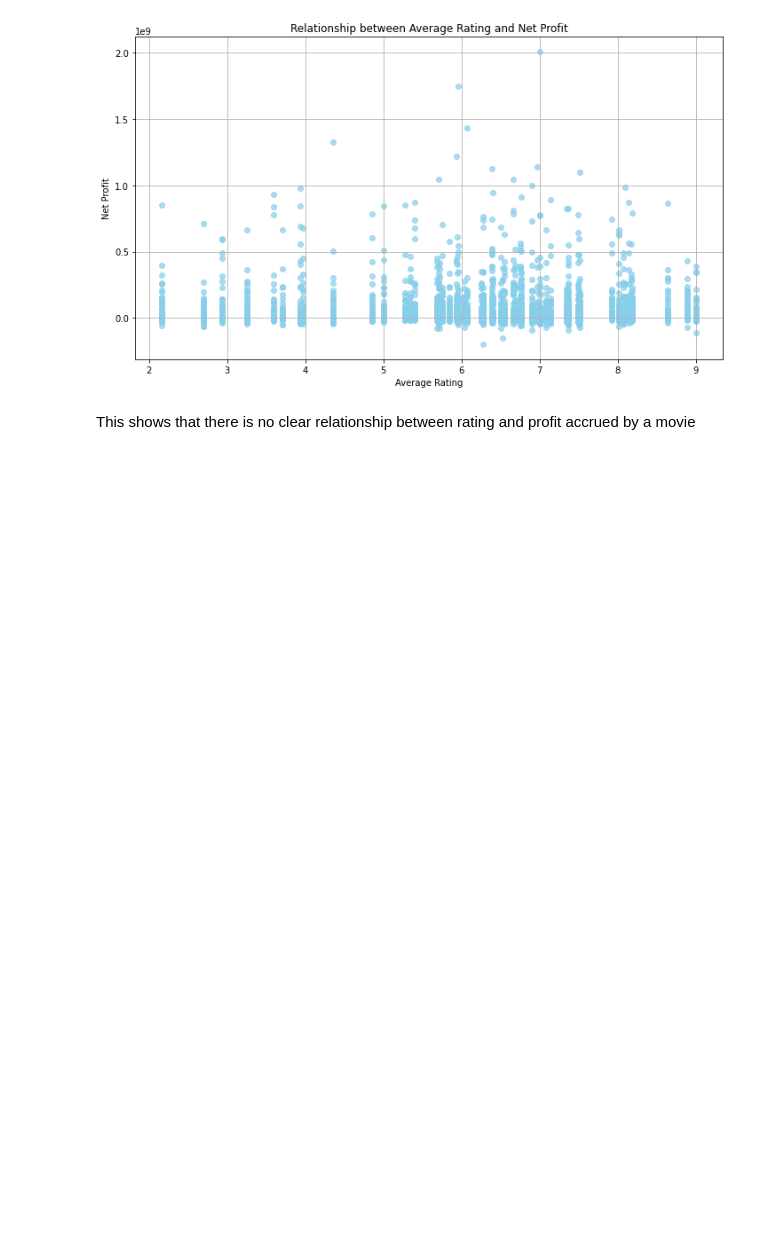
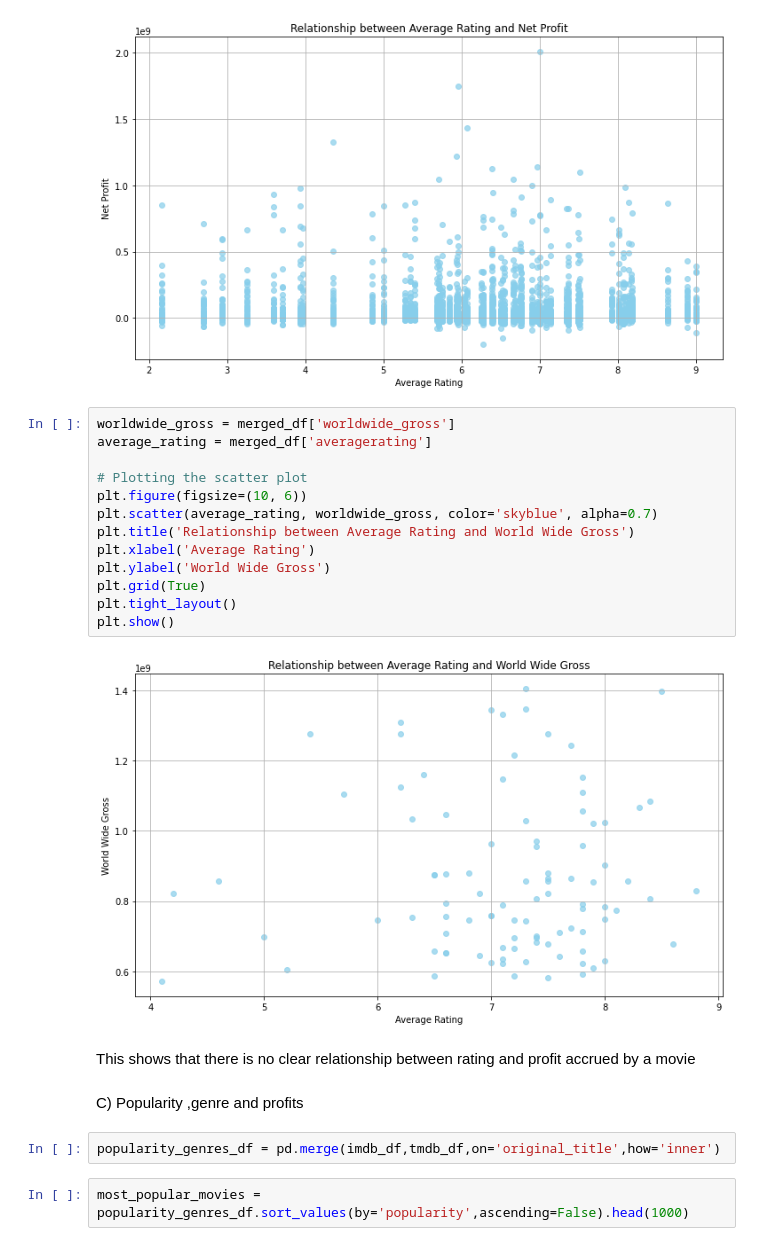
Before and after one commit to AmaniWanene/Project1-Microsoft-EDA, a Jupyter notebook: student.ipynb, the cells around one changed output. Saved outputs shown, nothing was run; the diff lists cells and outputs as text; blank space fills up the shorter version.

Commit message:
Visualising movies based on Popularity and genre

```diff
--- a/student.ipynb
+++ b/student.ipynb
@@ -883,5 +883,26 @@ plt.tight_layout()
 plt.show()
 # %% [output]
 [figure]
+# %%
+worldwide_gross = merged_df['worldwide_gross']
+average_rating = merged_df['averagerating']
+
+# Plotting the scatter plot
+plt.figure(figsize=(10, 6))
+plt.scatter(average_rating, worldwide_gross, color='skyblue', alpha=0.7)
+plt.title('Relationship between Average Rating and World Wide Gross')
+plt.xlabel('Average Rating')
+plt.ylabel('World Wide Gross')
+plt.grid(True)
+plt.tight_layout()
+plt.show()
+# %% [output]
+[figure, added]
 # %% [markdown]
 This shows that there is no clear relationship between rating and profit accrued by a movie
+# %% [markdown]
+C) Popularity ,genre and profits
+# %%
+popularity_genres_df = pd.merge(imdb_df,tmdb_df,on='original_title',how='inner')
+# %%
+most_popular_movies = popularity_genres_df.sort_values(by='popularity',ascending=False).head(1000)
```
Also changed, not shown: parts of 2 cells of this notebook.
